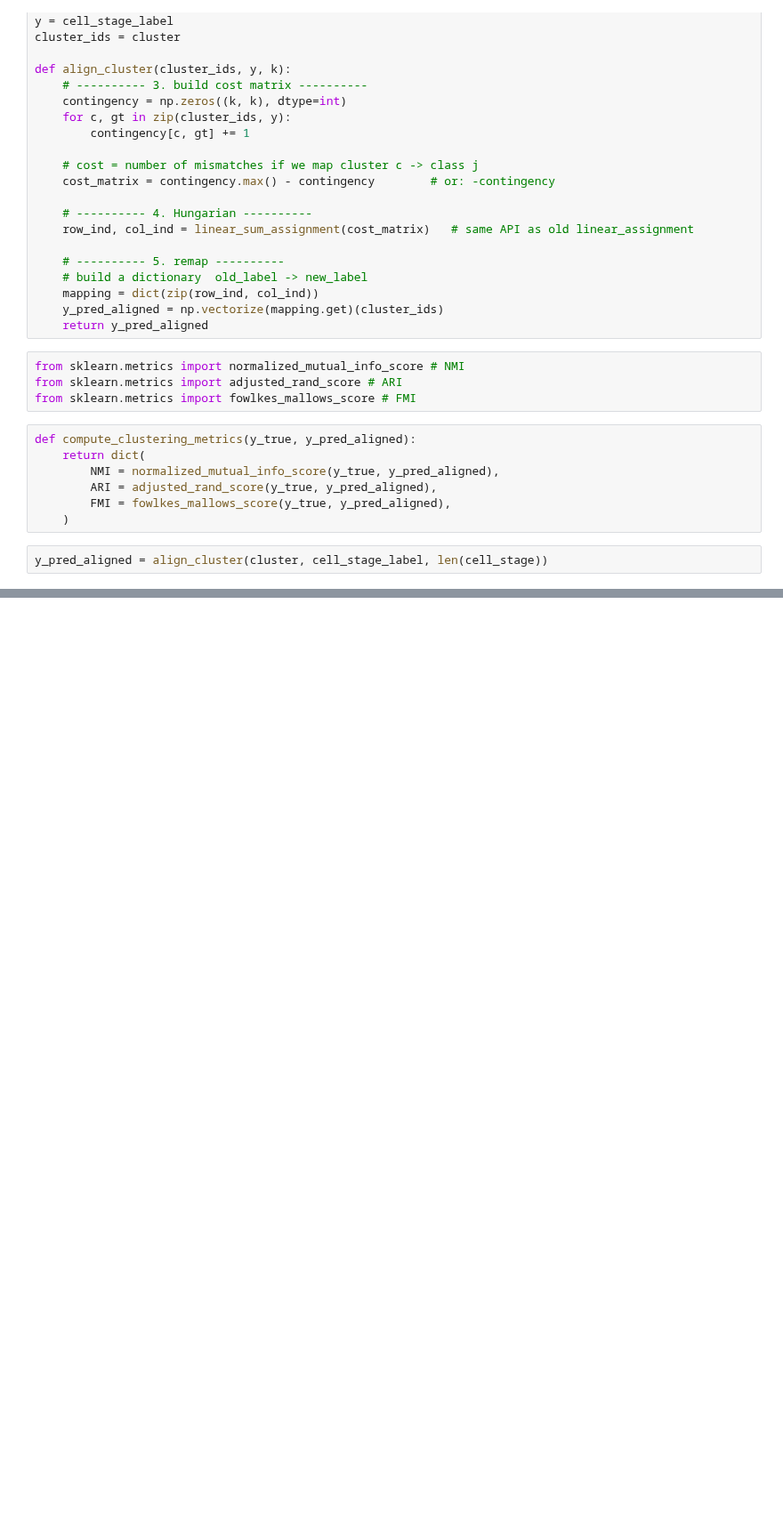
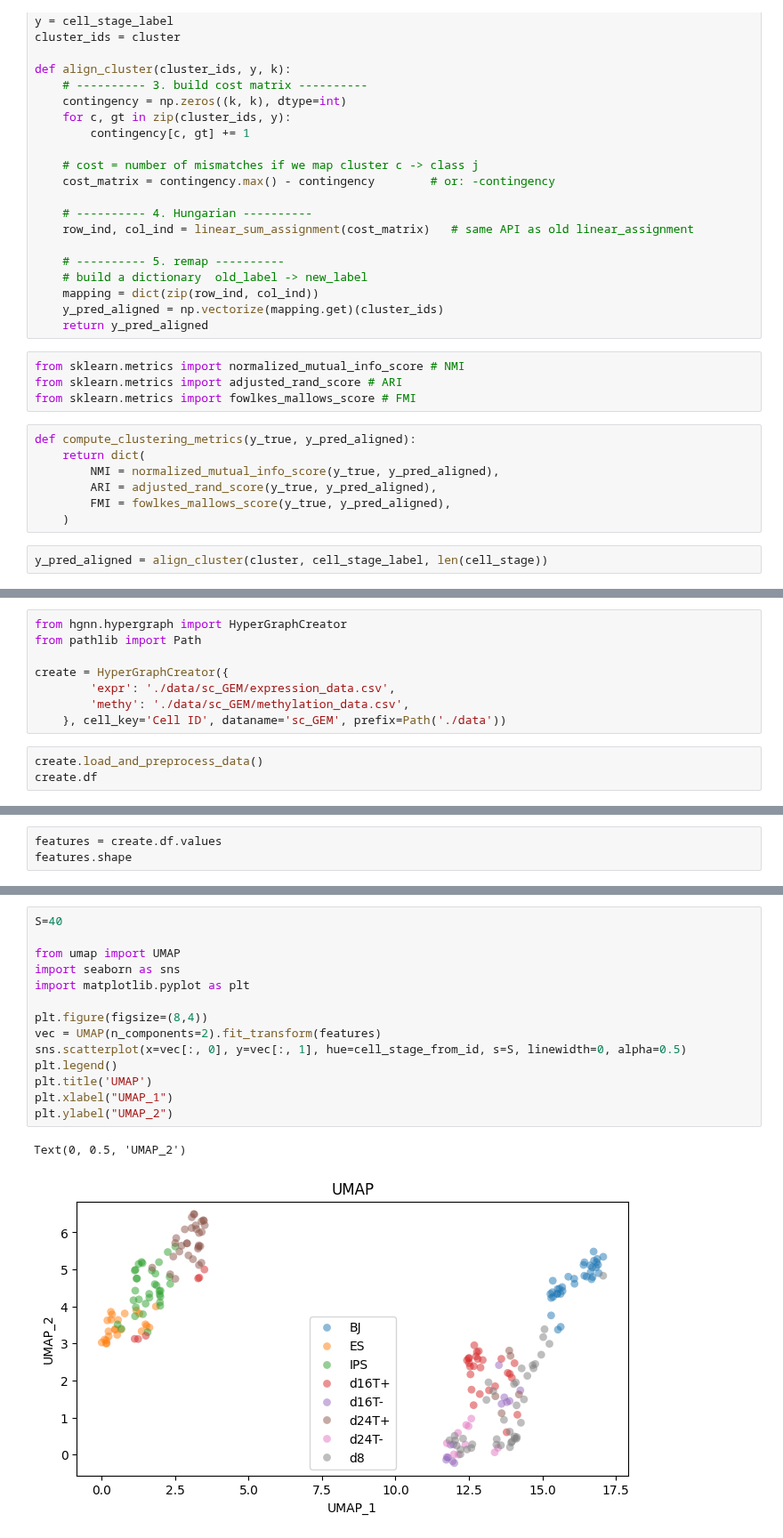
Before and after one commit to congfeng4/SCOIT, a Jupyter notebook: tutorial/sc_GEM.ipynb, the cells around one changed output, grey strips where cells are left out. Shown at 89% size. Drawn from its saved outputs; the diff is of its cells as text; blank space fills up the shorter version.

```diff
--- a/tutorial/sc_GEM.ipynb
+++ b/tutorial/sc_GEM.ipynb
@@ -333,0 +346,11 @@ metrics
+# %%
+from hgnn.hypergraph import HyperGraphCreator
+from pathlib import Path
+
+create = HyperGraphCreator({
+        'expr': './data/sc_GEM/expression_data.csv',
+        'methy': './data/sc_GEM/methylation_data.csv',
+    }, cell_key='Cell ID', dataname='sc_GEM', prefix=Path('./data'))
+# %%
+create.load_and_preprocess_data()
+create.df
@@ -333,0 +391,3 @@ metrics
+# %%
+features = create.df.values
+features.shape
@@ -333,0 +433,17 @@ metrics
+# %%
+S=40
+
+from umap import UMAP
+import seaborn as sns
+import matplotlib.pyplot as plt
+
+plt.figure(figsize=(8,4))
+vec = UMAP(n_components=2).fit_transform(features)
+sns.scatterplot(x=vec[:, 0], y=vec[:, 1], hue=cell_stage_from_id, s=S, linewidth=0, alpha=0.5)
+plt.legend()
+plt.title('UMAP')
+plt.xlabel("UMAP_1")
+plt.ylabel("UMAP_2")
+# %% [output]
+Text(0, 0.5, 'UMAP_2')
+[figure, added]
```
Also changed, not shown: parts of 12 cells of this notebook.
